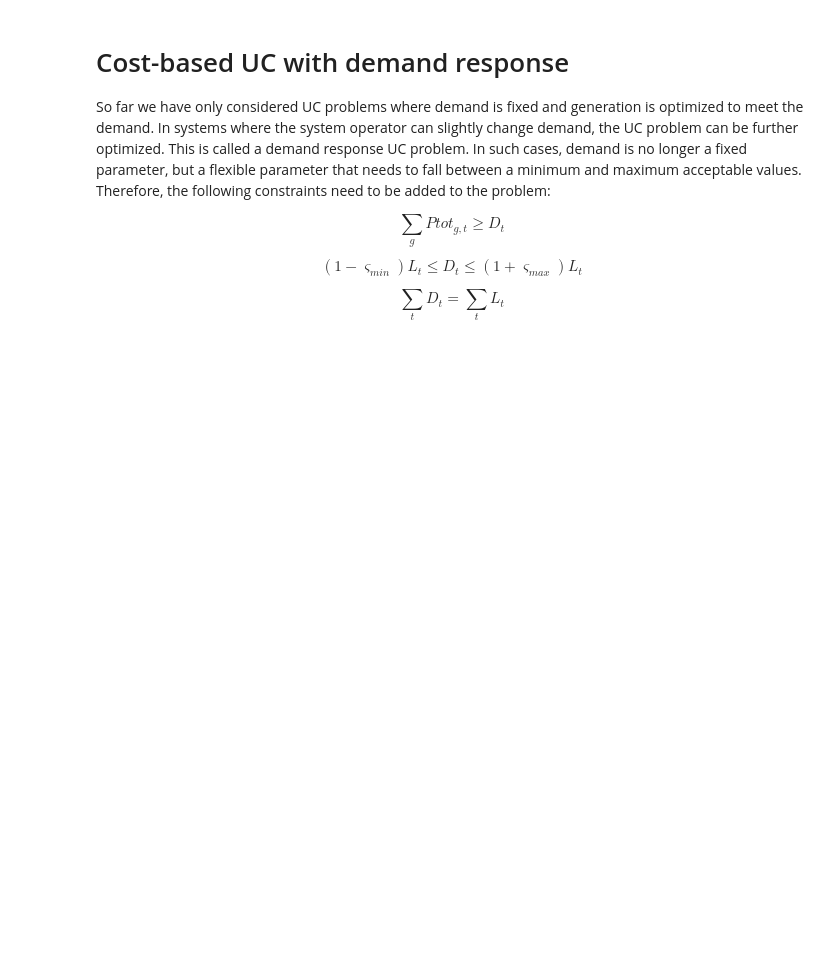
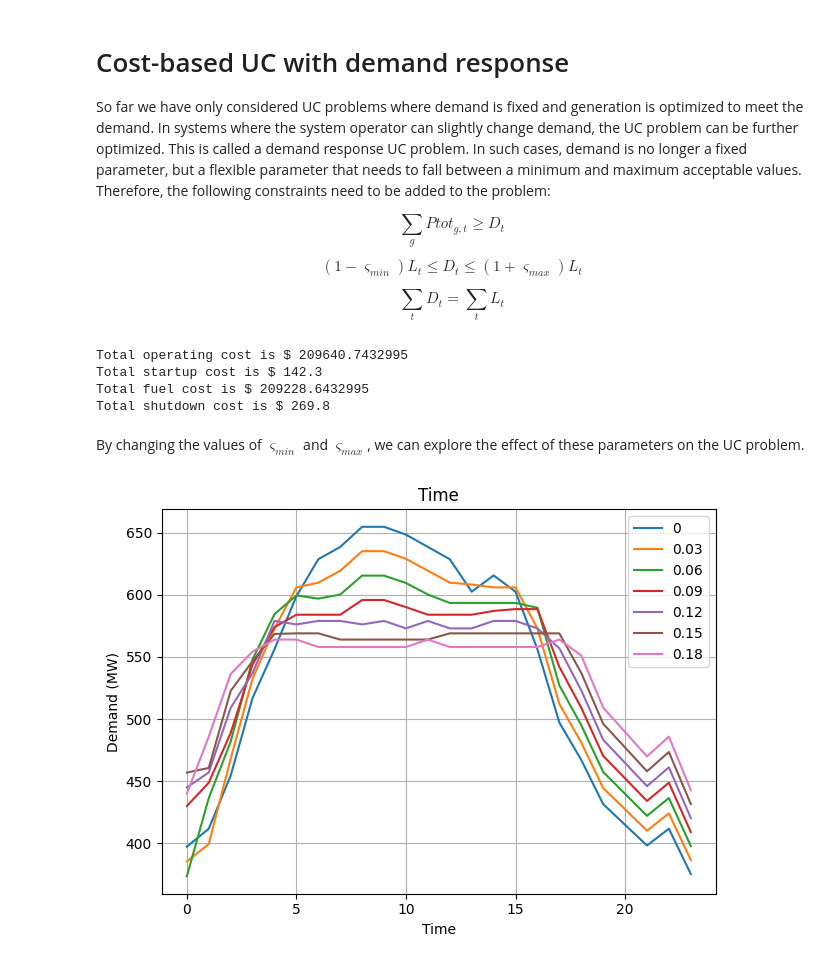
Before and after one commit to mohsenvahidzadeh/Energy_Optimization_Notebooks, a Jupyter notebook: Unit_Commitment_Pyomo.ipynb, the cells around one changed output. Saved outputs shown, nothing was run; the diff lists cells and outputs as text; code cells hidden in the pictures; blank space fills up the shorter version.

```diff
--- a/Unit_Commitment_Pyomo.ipynb
+++ b/Unit_Commitment_Pyomo.ipynb
@@ -512,3 +602,52 @@ $$
 $$
 \sum_{t}^{} D_{t} = \sum_{t}^{} L_{t}
 $$
+# %%
+#deactivate constraints for contingency and activate the ones for demand response
+model.c_spinning_reserve.deactivate()
+model.c_contingency.deactivate()
+model.c_demand_generation.deactivate()
+
+model.c_demand_generation_DR.activate()
+model.c_demand_response_UB.activate()
+model.c_demand_response_LB.activate()
+model.c_demand_response_Load.activate()
+
+results = opt.solve(model)
+
+print("Total operating cost is $", value(model.objective))
+print("Total startup cost is $", sum(value(model.SUC[g,t]) for g in model.g for t in model.t))
+print("Total fuel cost is $", sum(value(model.FC[g,t]) for g in model.g for t in model.t))
+print("Total shutdown cost is $", sum(value(model.SDC[g,t]) for g in model.g for t in model.t))
+# %% [output]
+Total operating cost is $ 209640.7432995
+Total startup cost is $ 142.3
+Total fuel cost is $ 209228.6432995
+Total shutdown cost is $ 269.8
+# %% [markdown]
+By changing the values of $\varsigma_{min}$ and $\varsigma_{max}$, we can explore the effect of these parameters on the UC problem.
+# %%
+cminmax_sensitivity_df = pd.DataFrame(columns=["cminmax", "DR"])
+cminmaxs = [0,0.03,0.06,0.09,0.12,0.15,0.18]
+for i, cminmax in enumerate(cminmaxs):
+    model.cmin = cminmax
+    model.cmax = cminmax
+    results = opt.solve(model)
+    cminmax_sensitivity_df.loc[i, "cminmax"] = cminmax
+    cminmax_sensitivity_df.loc[i, "DR"] = [value(model.D[t]) for t in model.t]
+# %%
+fig, axs = plt.subplots(1, 1)
+for i in range(len(cminmax_sensitivity_df)):
+    cminmax = cminmax_sensitivity_df.loc[i,"cminmax"]
+    axs.plot(cminmax_sensitivity_df.loc[i,"DR"], label=f"{cminmax}")
+
+axs.grid(True)
+axs.set_xlabel("Time")
+axs.set_ylabel("Demand (MW)")
+axs.set_title("Time")
+axs.legend()
+
+fig.tight_layout()
+plt.show()
+# %% [output]
+[figure, added]
```
Also changed, not shown: parts of 12 cells of this notebook, 2 other files.
